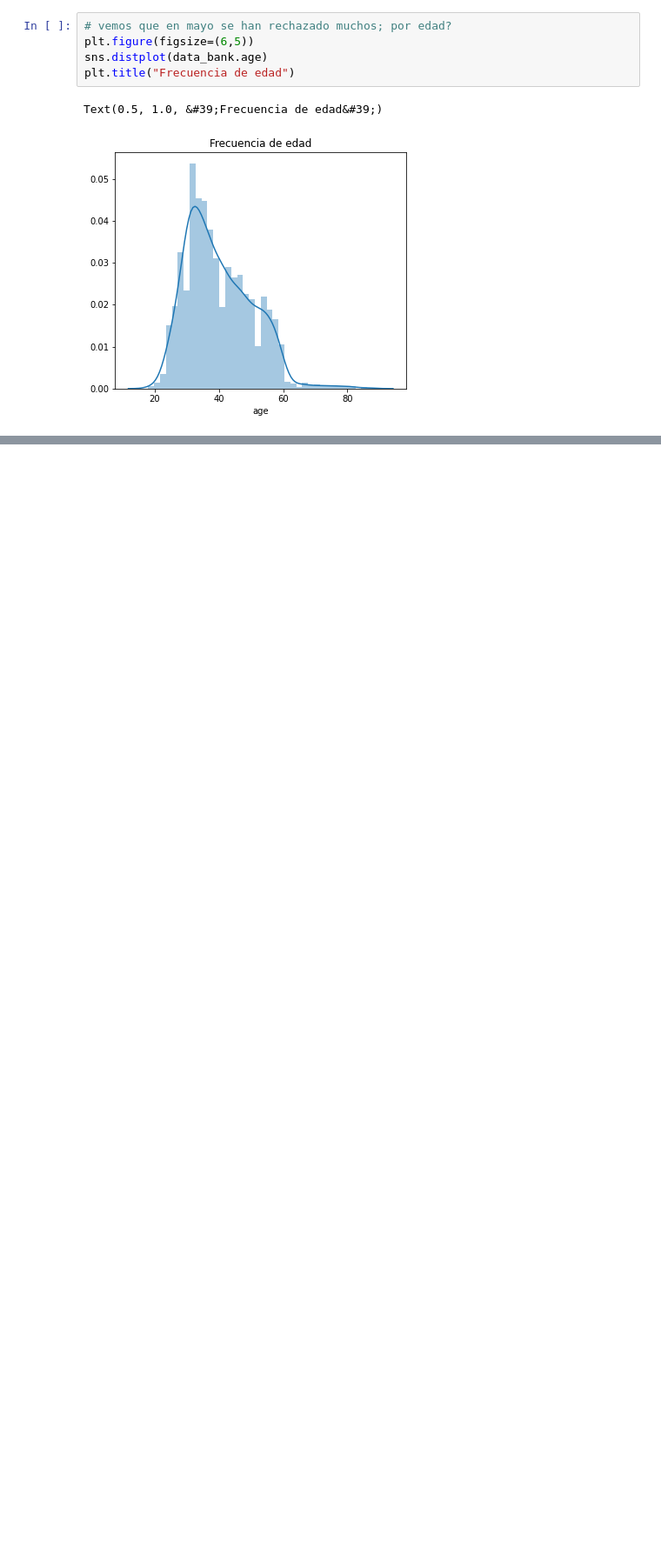
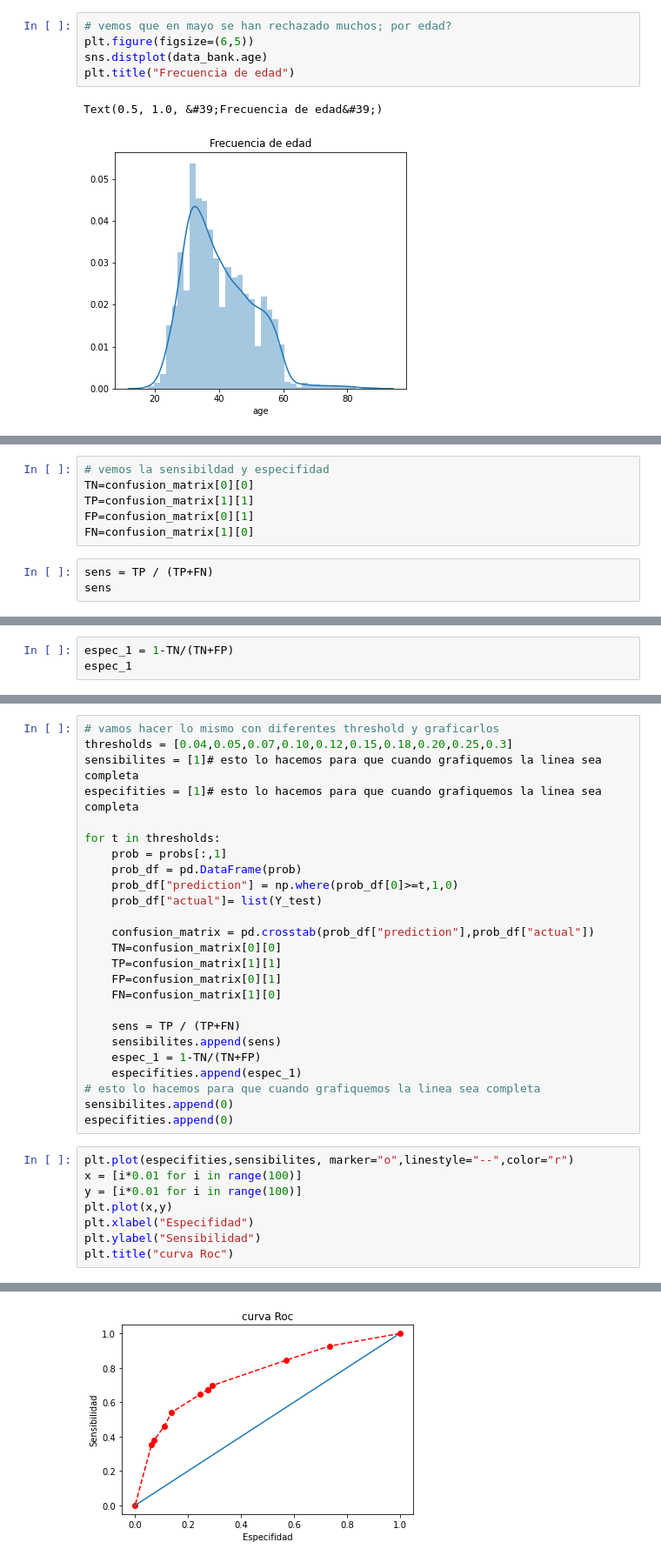
Before and after one commit to gonzalo71/TestGit, a Jupyter notebook: Udemy_exercices/Udemy_2_Regre_Logistica.ipynb, the cells around one changed output, grey strips where cells are left out. Shown at 87% size. Cells and saved outputs as stored; diff of their text form; blank space fills up the shorter version.

```diff
--- a/Udemy_exercices/Udemy_2_Regre_Logistica.ipynb
+++ b/Udemy_exercices/Udemy_2_Regre_Logistica.ipynb
@@ -258,0 +609,9 @@ Text(0.5, 1.0, &#39;Frecuencia de edad&#39;)
+# %%
+# vemos la sensibildad y especifidad
+TN=confusion_matrix[0][0]
+TP=confusion_matrix[1][1]
+FP=confusion_matrix[0][1]
+FN=confusion_matrix[1][0]
+# %%
+sens = TP / (TP+FN)
+sens
@@ -258,0 +620,3 @@ Text(0.5, 1.0, &#39;Frecuencia de edad&#39;)
+# %%
+espec_1 = 1-TN/(TN+FP)
+espec_1
@@ -258,0 +625,34 @@ Text(0.5, 1.0, &#39;Frecuencia de edad&#39;)
+# %%
+# vamos hacer lo mismo con diferentes threshold y graficarlos
+thresholds = [0.04,0.05,0.07,0.10,0.12,0.15,0.18,0.20,0.25,0.3]
+sensibilites = [1]# esto lo hacemos para que cuando grafiquemos la linea sea completa
+especifities = [1]# esto lo hacemos para que cuando grafiquemos la linea sea completa
+
+for t in thresholds:
+    prob = probs[:,1]
+    prob_df = pd.DataFrame(prob)
+    prob_df["prediction"] = np.where(prob_df[0]>=t,1,0)
+    prob_df["actual"]= list(Y_test)
+
+    confusion_matrix = pd.crosstab(prob_df["prediction"],prob_df["actual"])
+    TN=confusion_matrix[0][0]
+    TP=confusion_matrix[1][1]
+    FP=confusion_matrix[0][1]
+    FN=confusion_matrix[1][0]
+
+    sens = TP / (TP+FN)
+    sensibilites.append(sens)
+    espec_1 = 1-TN/(TN+FP)
+    especifities.append(espec_1)
+# esto lo hacemos para que cuando grafiquemos la linea sea completa
+sensibilites.append(0)
+especifities.append(0)
+# %%
+plt.plot(especifities,sensibilites, marker="o",linestyle="--",color="r")
+x = [i*0.01 for i in range(100)]
+y = [i*0.01 for i in range(100)]
+plt.plot(x,y)
+plt.xlabel("Especifidad")
+plt.ylabel("Sensibilidad")
+plt.title("curva Roc")
+# %% [output]
@@ -258,0 +660 @@ Text(0.5, 1.0, &#39;Frecuencia de edad&#39;)
+[figure, added]
```
Also changed, not shown: parts of 59 cells of this notebook.
